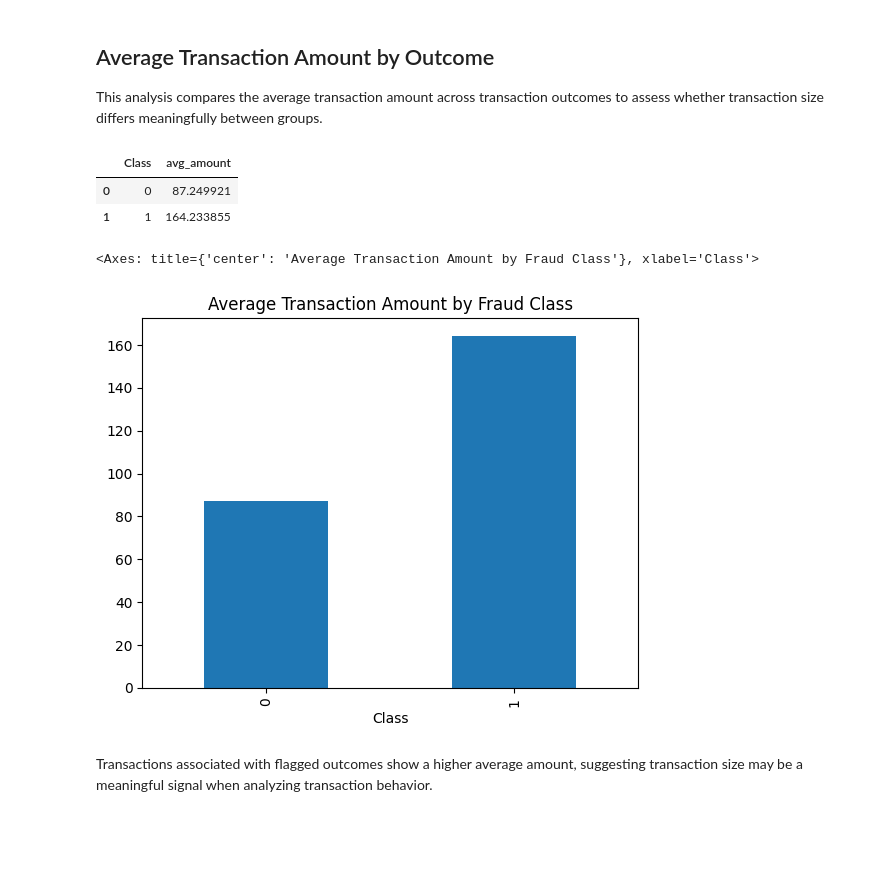
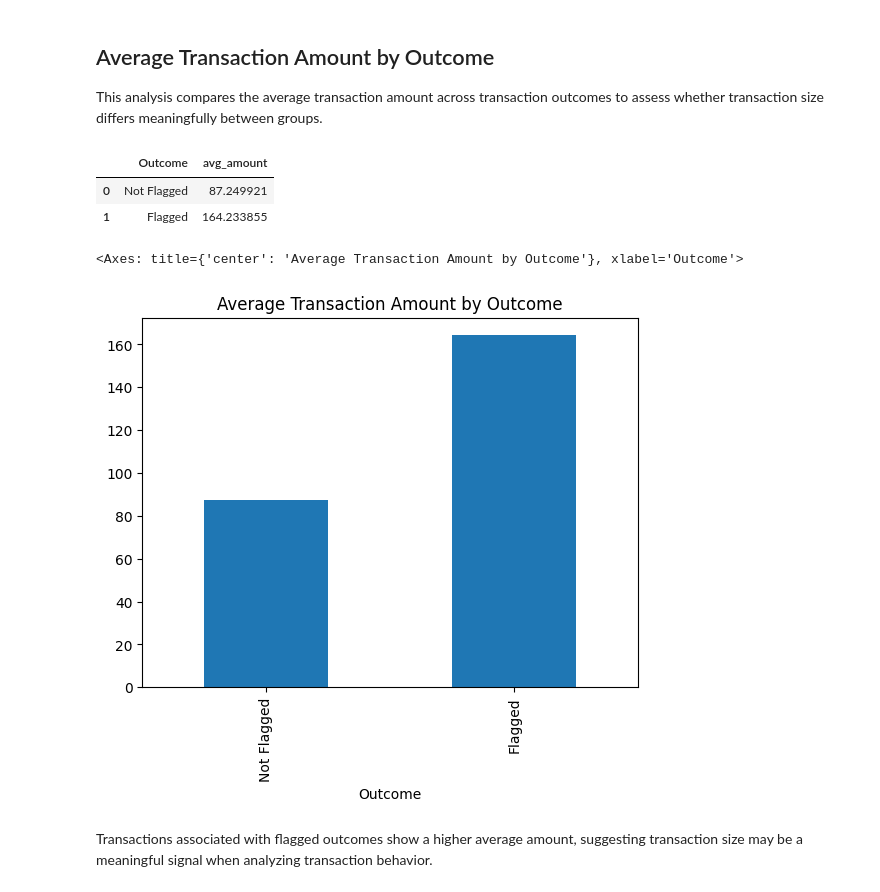
Before and after one commit to abby-blas/suspicious-transaction-analysis, a Jupyter notebook: analysis.ipynb, the cells around one changed output. Saved outputs shown, nothing was run; the diff lists cells and outputs as text; code cells hidden in the pictures; blank space fills up the shorter version.

Commit message:
Improve readability of outcome labels in summary table

```diff
--- a/analysis.ipynb
+++ b/analysis.ipynb
@@ -36,22 +36,30 @@ GROUP BY Class;
 """
 
 avg_amounts = pd.read_sql(query, conn)
+
+avg_amounts["Outcome"] = avg_amounts["Class"].map({
+    0: "Not Flagged",
+    1: "Flagged"
+})
+
+avg_amounts = avg_amounts[["Outcome", "avg_amount"]]
+
 avg_amounts
 # %% [output]
-|  | Class | avg_amount |
-| 0 | 0 | 87.249921 |
-| 1 | 1 | 164.233855 |
+|  | Outcome | avg_amount |
+| 0 | Not Flagged | 87.249921 |
+| 1 | Flagged | 164.233855 |
 # %%
 avg_amounts.plot(
     kind="bar",
-    x="Class",
+    x="Outcome",
     y="avg_amount",
     legend=False,
-    title="Average Transaction Amount by Fraud Class"
+    title="Average Transaction Amount by Outcome"
 )
 # %% [output]
-<Axes: title={'center': 'Average Transaction Amount by Fraud Class'}, xlabel='Class'>
+<Axes: title={'center': 'Average Transaction Amount by Outcome'}, xlabel='Outcome'>
-[figure, old version]
+[figure, new version]
 # %% [markdown]
 Transactions associated with flagged outcomes show a higher average amount,
 suggesting transaction size may be a meaningful signal when analyzing transaction behavior.
```
Also changed, not shown: parts of 1 cell of this notebook.
